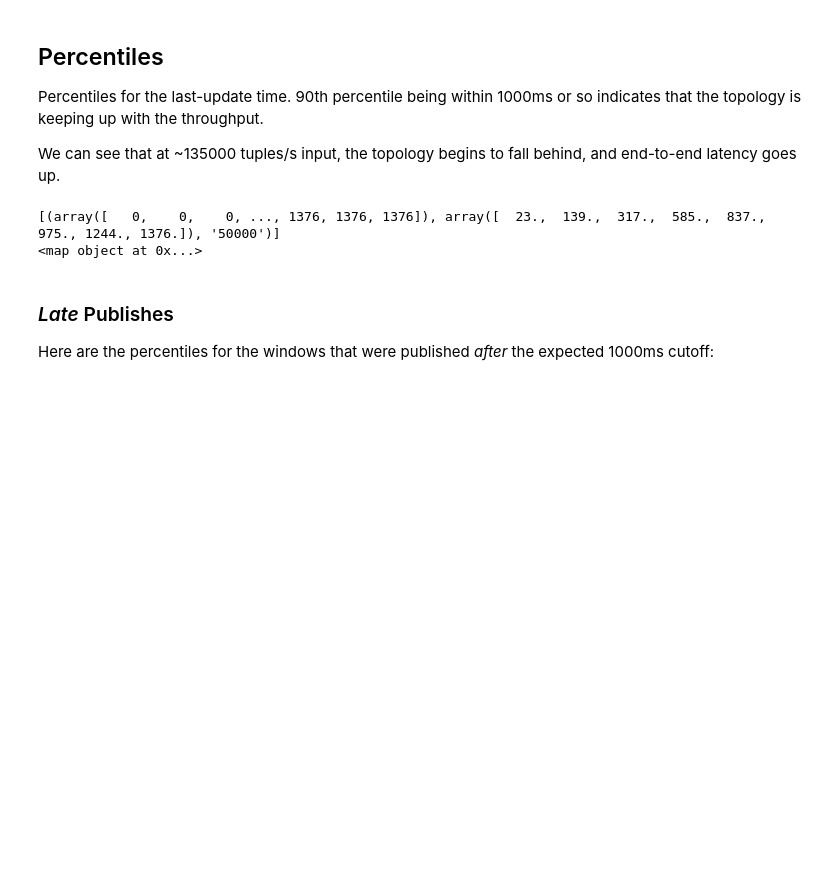
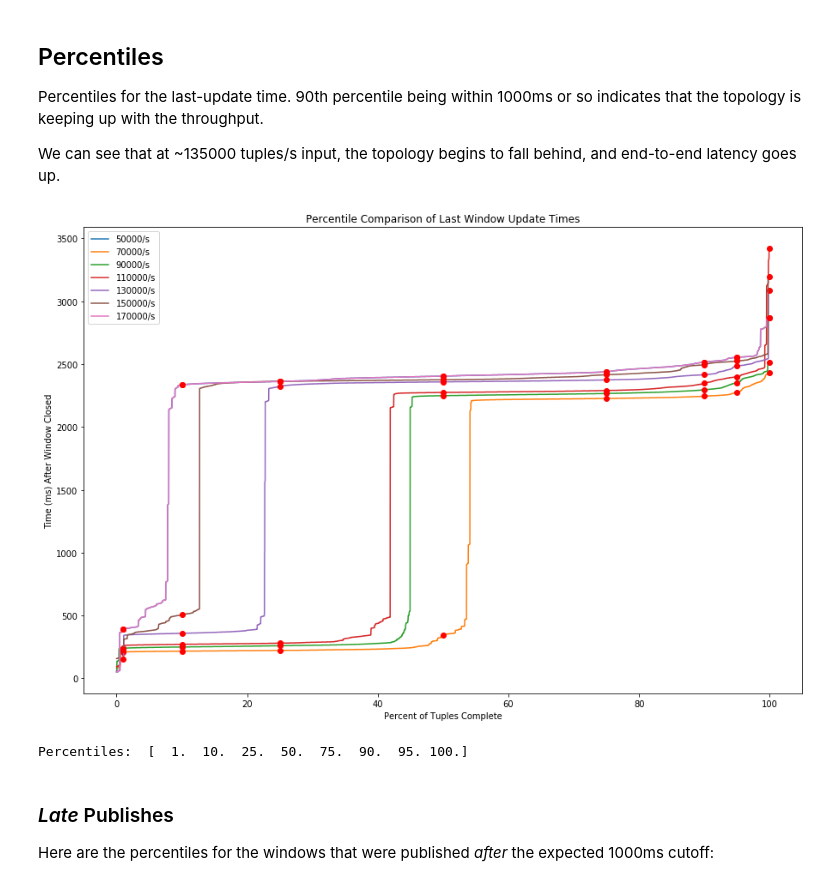
Before and after one commit to yahoo/streaming-benchmarks, a Jupyter notebook: pynotebooks/Benchmark_combined.ipynb, the cells around one changed output. Cells and saved outputs as stored; diff of their text form; code cells hidden in the pictures; blank space fills up the shorter version.

```diff
--- a/pynotebooks/Benchmark_combined.ipynb
+++ b/pynotebooks/Benchmark_combined.ipynb
@@ -91,32 +90,31 @@ Percentiles for the last-update time. 90th percentile being within 1000ms or so
 We can see that at ~135000 tuples/s input, the topology begins to fall behind, and end-to-end latency goes up.
 # %%
 #Draws percentile charts from tuples of ([points], [percentiles], label)
-def draw_line(tuple):
-    print(tuple[1])
-#def draw_line(points, percentiles, label):
-    #plt.plot(np.linspace(0,100, len(points)), points, label=(label + "/s"))
-    #plt.plot(p, percentiles, 'ro')
+def draw_line(points, percentiles, label):
+    plt.plot(np.linspace(0,100, len(points)), points, label=(label + "/s"))
+    plt.plot(p, percentiles, 'ro')
 
 # Percentile values
-p = np.array([1.0, 10.0, 25.0, 50.0, 75.0, 90.0, 99.0, 100])
+p = np.array([1.0, 10.0, 25.0, 50.0, 75.0, 90.0, 95.0, 100])
 
 sorted = [(np.sort(filter), np.percentile(np.sort(filter), p), label) for (filter, _, label) in filtered]
 
-print(sorted)
 # Do the drawing
-#plt.figure(num=None, figsize=(15, 10))
-map(lambda x: print(x), sorted)
+plt.figure(num=None, figsize=(15, 10))
 
-#plt.legend(loc="upper left")
-#plt.xlabel('Percent of Tuples Complete')
-#plt.ylabel('Time (ms) After Window Closed')
-#plt.title('Percentile Comparison of Last Window Update Times')
-#plt.show()
+for (points, percentiles, label) in sorted:
+    draw_line(points, percentiles,label)
 
-#print("Percentiles: ", p)
+plt.legend(loc="upper left")
+plt.xlabel('Percent of Tuples Complete')
+plt.ylabel('Time (ms) After Window Closed')
+plt.title('Percentile Comparison of Last Window Update Times')
+plt.show()
+
+print("Percentiles: ", p)
 # %% [output]
+[figure, added]
-[(array([   0,    0,    0, ..., 1376, 1376, 1376]), array([  23.,  139.,  317.,  585.,  837.,  975., 1244., 1376.]), '50000')]
-<map object at 0x...>
+Percentiles:  [  1.  10.  25.  50.  75.  90.  95. 100.]
 # %% [markdown]
 ### *Late* Publishes
 Here are the percentiles for the windows that were published *after* the expected 1000ms cutoff:
```
Also changed, not shown: parts of 2 cells of this notebook.
